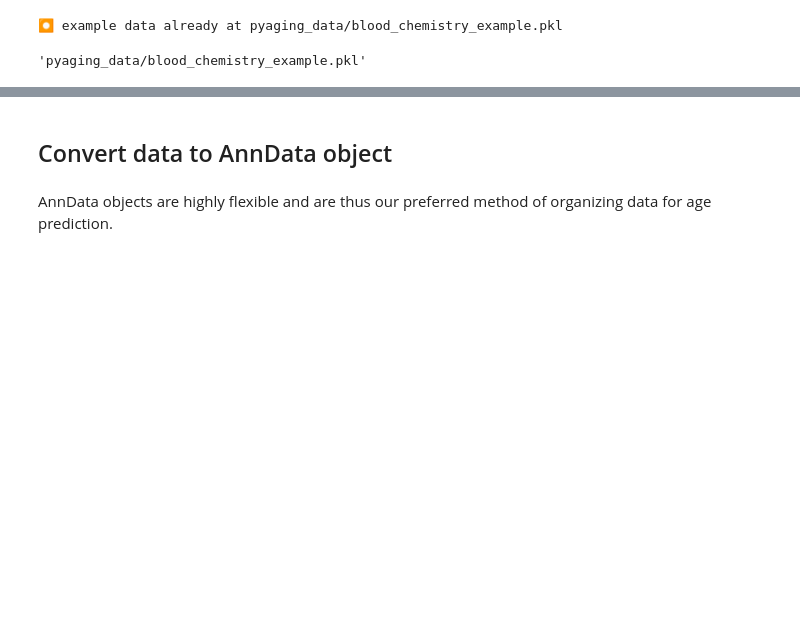
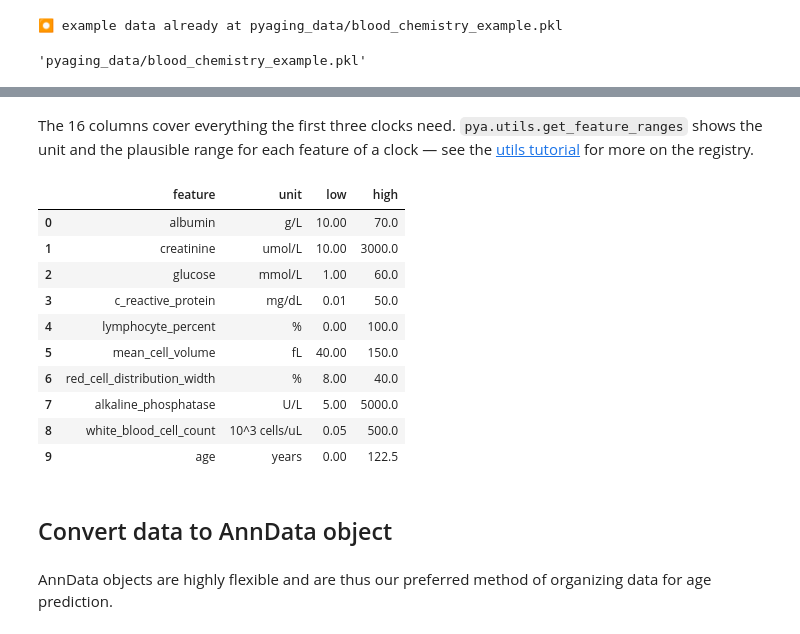
Before and after one commit to lucascamillomd/pyaging, a Jupyter notebook: tutorials/tutorial_bloodchemistry.ipynb, the cells around one changed output, grey strips where cells are left out. Cells and saved outputs as stored; diff of their text form; code cells hidden in the pictures; blank space fills up the shorter version.

```diff
--- a/tutorials/tutorial_bloodchemistry.ipynb
+++ b/tutorials/tutorial_bloodchemistry.ipynb
@@ -32,3 +59,19 @@ df.head()
+# %% [markdown]
+The 16 columns cover everything the first three clocks need. `pya.utils.get_feature_ranges` shows the unit and the plausible range for each feature of a clock — see the [utils tutorial](https://pyaging.readthedocs.io/en/latest/tutorial_utils.html) for more on the registry.
+# %%
+pya.utils.get_feature_ranges('PhenoAge')
+# %% [output]
+|  | feature | unit | low | high |
+| 0 | albumin | g/L | 10.00 | 70.0 |
+| 1 | creatinine | umol/L | 10.00 | 3000.0 |
+| 2 | glucose | mmol/L | 1.00 | 60.0 |
+| 3 | c_reactive_protein | mg/dL | 0.01 | 50.0 |
+| 4 | lymphocyte_percent | % | 0.00 | 100.0 |
+| 5 | mean_cell_volume | fL | 40.00 | 150.0 |
+| 6 | red_cell_distribution_width | % | 8.00 | 40.0 |
+| 7 | alkaline_phosphatase | U/L | 5.00 | 5000.0 |
+| 8 | white_blood_cell_count | 10^3 cells/uL | 0.05 | 500.0 |
+| 9 | age | years | 0.00 | 122.5 |
 # %% [markdown]
 ## Convert data to AnnData object
 # %% [markdown]
```
Also changed, not shown: parts of 34 cells of this notebook, 4 other files.
